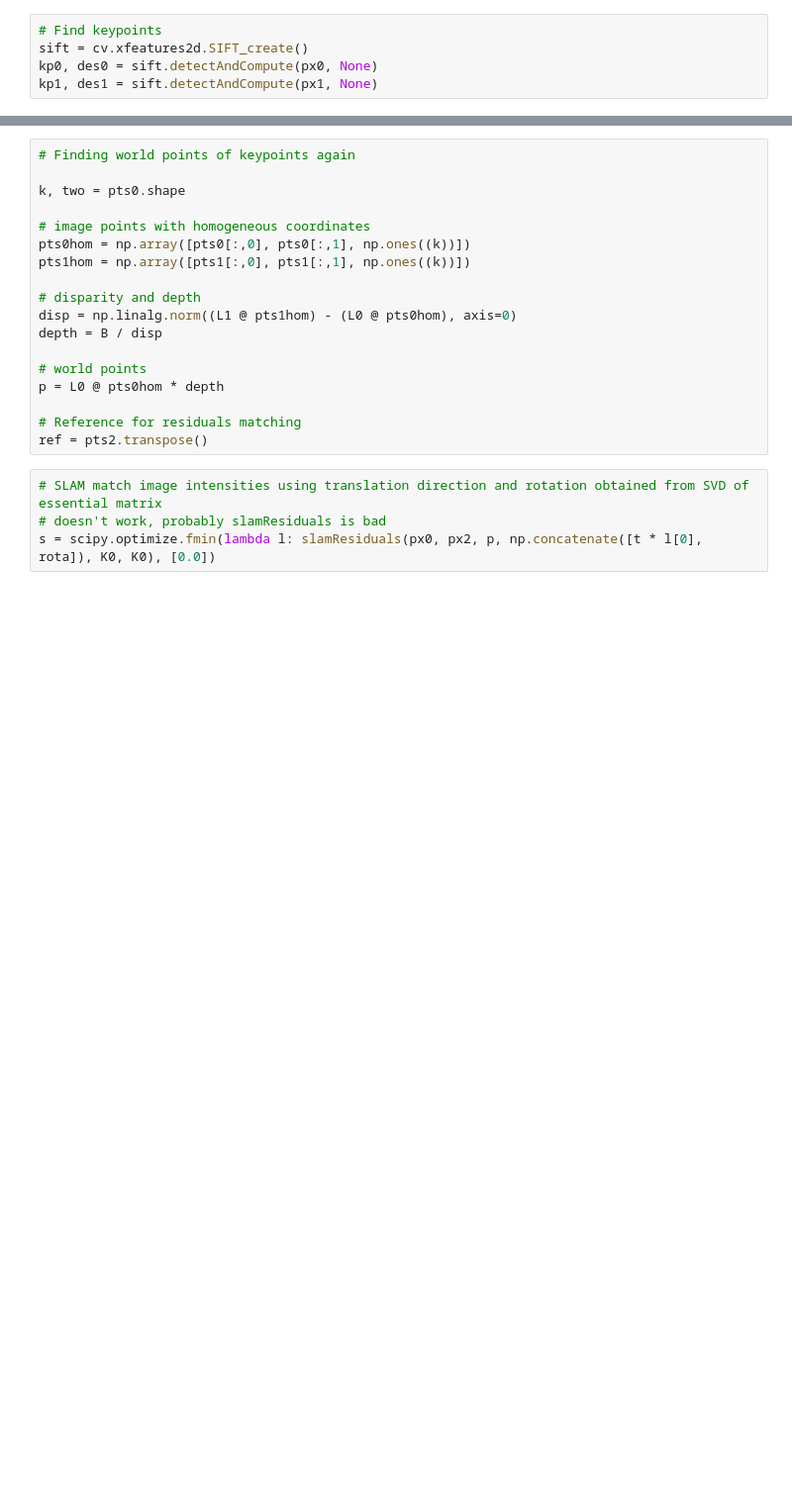
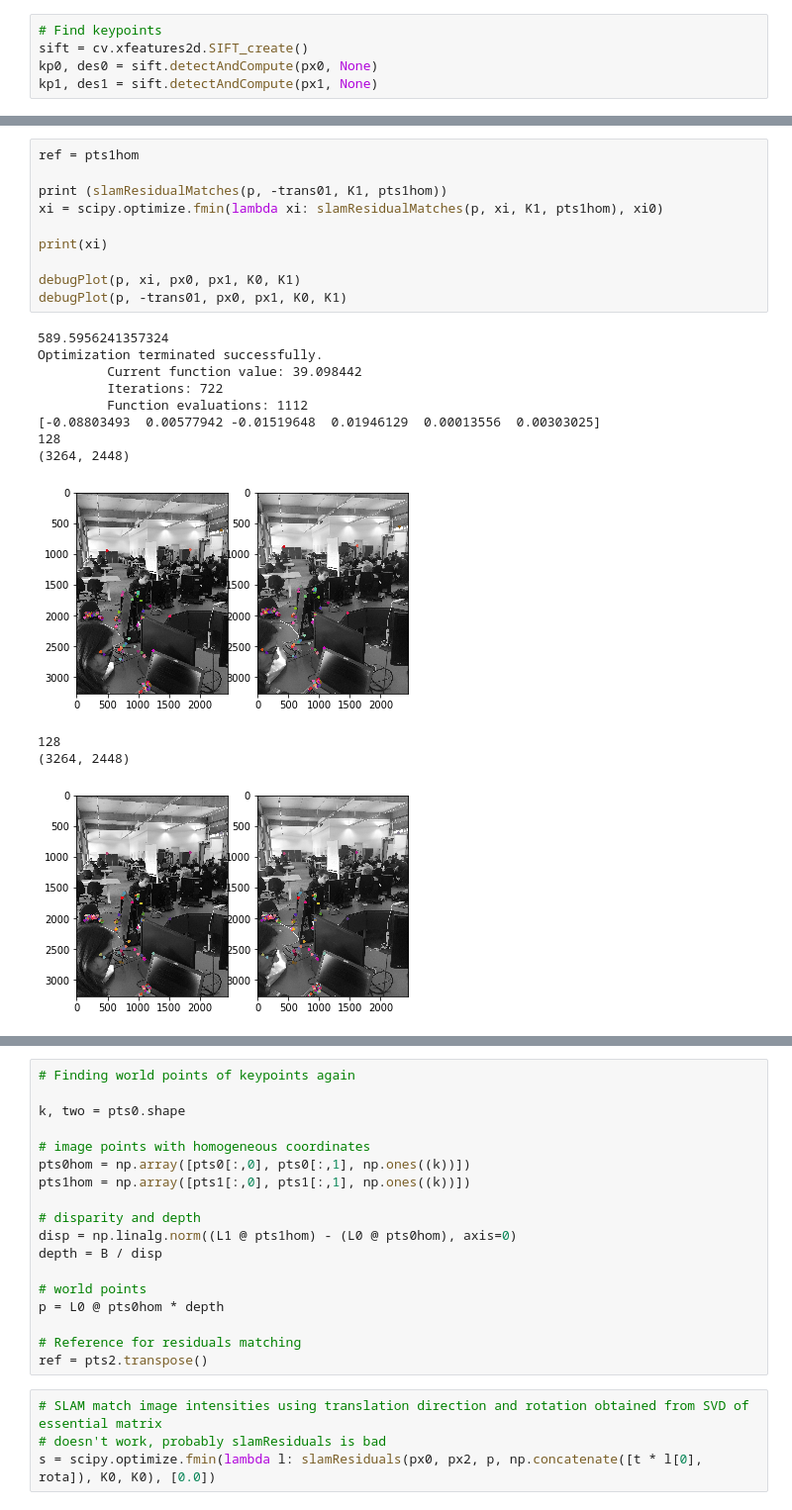
Before and after one commit to CSTOscar/AbsoluteObject3DMap, a Jupyter notebook: slam/CVSlam.ipynb, the cells around one changed output, grey strips where cells are left out. Shown at 99% size. Drawn from its saved outputs; the diff is of its cells as text; blank space fills up the shorter version.

```diff
--- a/slam/CVSlam.ipynb
+++ b/slam/CVSlam.ipynb
@@ -286,3 +357,26 @@ Optimization terminated successfully.
+# %%
+ref = pts1hom
+
+print (slamResidualMatches(p, -trans01, K1, pts1hom))
+xi = scipy.optimize.fmin(lambda xi: slamResidualMatches(p, xi, K1, pts1hom), xi0)
+
+print(xi)
+
+debugPlot(p, xi, px0, px1, K0, K1)
+debugPlot(p, -trans01, px0, px1, K0, K1)
+# %% [output]
+589.5956241357324
+Optimization terminated successfully.
+         Current function value: 39.098442
+         Iterations: 722
+         Function evaluations: 1112
+[-0.08803493  0.00577942 -0.01519648  0.01946129  0.00013556  0.00303025]
+128
+(3264, 2448)
+[figure, added]
+128
+(3264, 2448)
+[figure, added]
 # %%
 # Find matches again, but this time between three images
 
```
Also changed, not shown: parts of 23 cells of this notebook.
